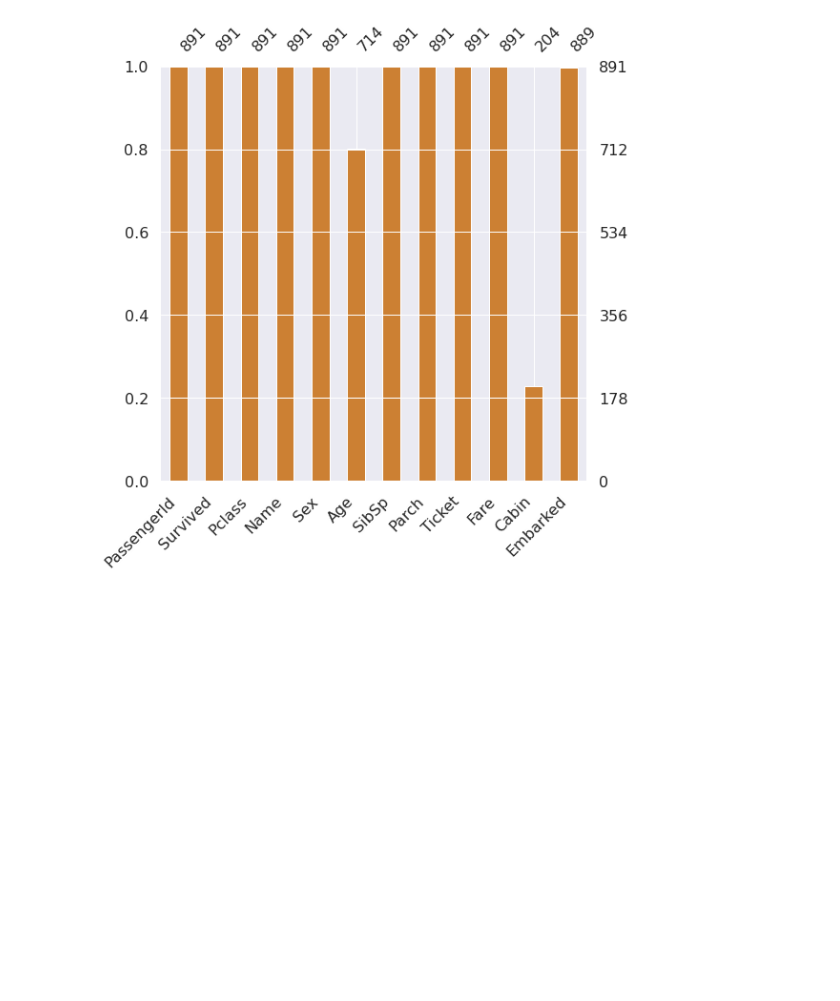
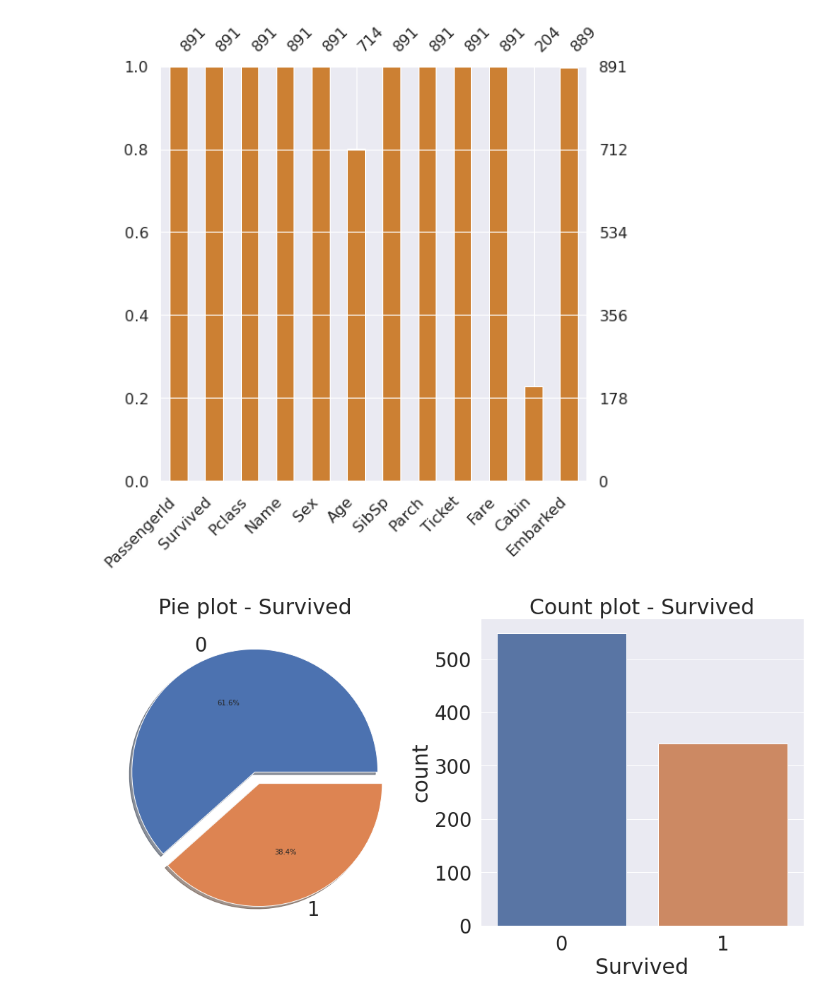
Before and after one commit to Library-of-jade/Kaggle_practice, a Jupyter notebook: level1/first/titani_tutorial.ipynb, the cells around one changed output. Saved outputs shown, nothing was run; the diff lists cells and outputs as text; code cells hidden in the pictures; blank space fills up the shorter version.

```diff
--- a/level1/first/titani_tutorial.ipynb
+++ b/level1/first/titani_tutorial.ipynb
@@ -101,3 +101,15 @@ msno.bar(df=df_train.iloc[:, :], figsize=(8, 8), color=(0.8, 0.5, 0.2))
 # %% [output]
 <matplotlib.axes._subplots.AxesSubplot at 0x...>
 [figure]
+# %%
+f, ax = plt.subplots(1,2,figsize=(18,8))
+
+df_train['Survived'].value_counts().plot.pie(explode=[0,0.1], autopct='%1.1f%%', ax=ax[0], shadow=True)
+ax[0].set_title('Pie plot - Survived')
+ax[0].set_ylabel('')
+sns.countplot('Survived', data=df_train, ax=ax[1])
+ax[1].set_title('Count plot - Survived')
+
+plt.show()
+# %% [output]
+[figure, added]
```
Also changed, not shown: parts of 14 cells of this notebook.
